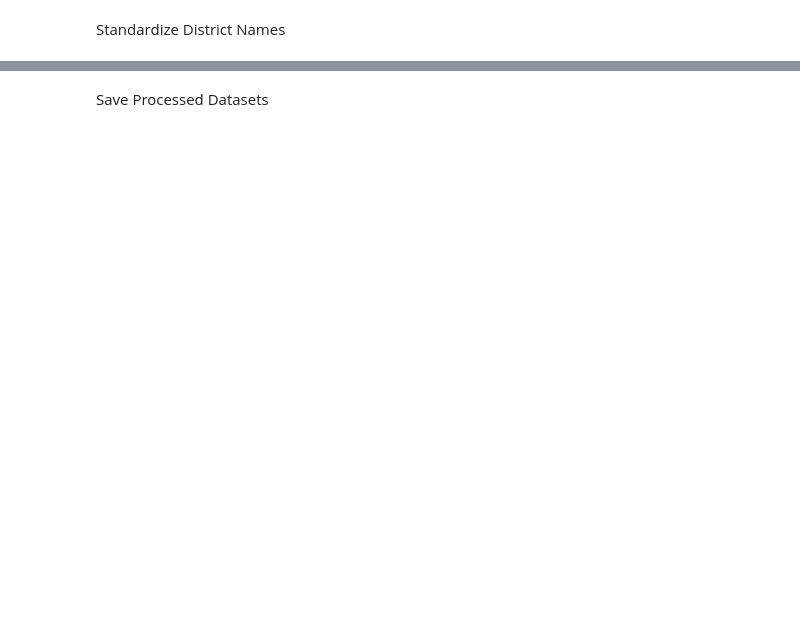
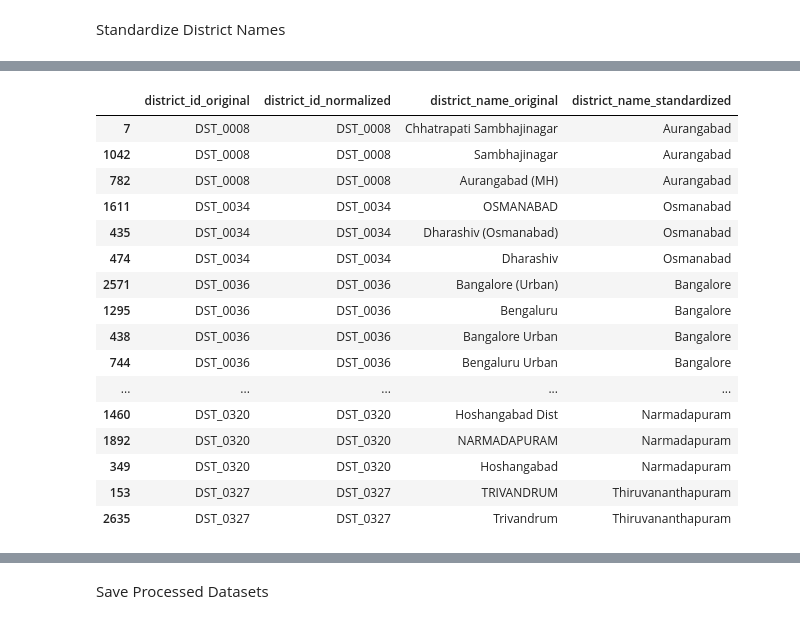
Before and after one commit to Sivahiteshreddy/Tailwyndz-Empty-On-The-Map, a Jupyter notebook: Notebooks/02_data_preparation.ipynb, the cells around one changed output, grey strips where cells are left out. Saved outputs shown, nothing was run; the diff lists cells and outputs as text; code cells hidden in the pictures; blank space fills up the shorter version.

```diff
--- a/Notebooks/02_data_preparation.ipynb
+++ b/Notebooks/02_data_preparation.ipynb
@@ -371,19 +1195,0 @@ Apply Timestamp Standardization
-# %%
-datasets = {
-    "Retail": retail_panel_clean,
-    "Competitor": competitor_clean,
-    "Kestrel": kestrel_clean,
-    "Audience": audience_clean,
-    "Distribution": distribution_clean
-}
-
-for name, df in datasets.items():
-    date_cols = detect_date_columns(df)
-
-    for col in date_cols:
-        # Use Pandas' fast vectorized parser
-        df[col] = pd.to_datetime(df[col], errors="coerce", format="mixed")
-
-    print(f"{name}: {len(date_cols)} date columns standardized.")
-
-print("Timestamp standardization completed.")
@@ -502,0 +2297,50 @@ Unmatched district report saved.
+# %%
+# ============================================================
+# DISTRICT NAME BEFORE vs AFTER AUDIT
+# ID-BASED STANDARDIZATION
+# WORKING COPIES ONLY — NO MODIFICATION
+# ============================================================
+
+for dataset_name in [
+    "Retail Panel",
+    "Competitor",
+    "Audience",
+    "Kestrel"
+]:
+
+    df = working_datasets[dataset_name]
+
+    # Only show rows where the original name differs
+    # from the official District Master name
+    changed = df[
+        df["district_name_original"].fillna("").astype(str).str.strip()
+        !=
+        df["district_name_standardized"].fillna("").astype(str).str.strip()
+    ].copy()
+
+    print("\n" + "=" * 80)
+    print(dataset_name.upper())
+
+    print(
+        f"Rows where district name differs: {len(changed):,}"
+    )
+
+    if len(changed) > 0:
+
+        display(
+            changed[
+                [
+                    "district_id_original",
+                    "district_id_normalized",
+                    "district_name_original",
+                    "district_name_standardized"
+                ]
+            ]
+            .drop_duplicates()
+            .sort_values("district_id_normalized")
+            .head(50)
+        )
+
+    else:
+        print("No district-name differences found.")
+# %% [output]
@@ -502,0 +2350,17 @@ Unmatched district report saved.
+|  | district_id_original | district_id_normalized | district_name_original | district_name_standardized |
+| 7 | DST_0008 | DST_0008 | Chhatrapati Sambhajinagar | Aurangabad |
+| 1042 | DST_0008 | DST_0008 | Sambhajinagar | Aurangabad |
+| 782 | DST_0008 | DST_0008 | Aurangabad (MH) | Aurangabad |
+| 1611 | DST_0034 | DST_0034 | OSMANABAD | Osmanabad |
+| 435 | DST_0034 | DST_0034 | Dharashiv (Osmanabad) | Osmanabad |
+| 474 | DST_0034 | DST_0034 | Dharashiv | Osmanabad |
+| 2571 | DST_0036 | DST_0036 | Bangalore (Urban) | Bangalore |
+| 1295 | DST_0036 | DST_0036 | Bengaluru | Bangalore |
+| 438 | DST_0036 | DST_0036 | Bangalore Urban | Bangalore |
+| 744 | DST_0036 | DST_0036 | Bengaluru Urban | Bangalore |
+| ... | ... | ... | ... | ... |
+| 1460 | DST_0320 | DST_0320 | Hoshangabad Dist | Narmadapuram |
+| 1892 | DST_0320 | DST_0320 | NARMADAPURAM | Narmadapuram |
+| 349 | DST_0320 | DST_0320 | Hoshangabad | Narmadapuram |
+| 153 | DST_0327 | DST_0327 | TRIVANDRUM | Thiruvananthapuram |
+| 2635 | DST_0327 | DST_0327 | Trivandrum | Thiruvananthapuram |
```
Also changed, not shown: parts of 88 cells of this notebook, 2 other files.
